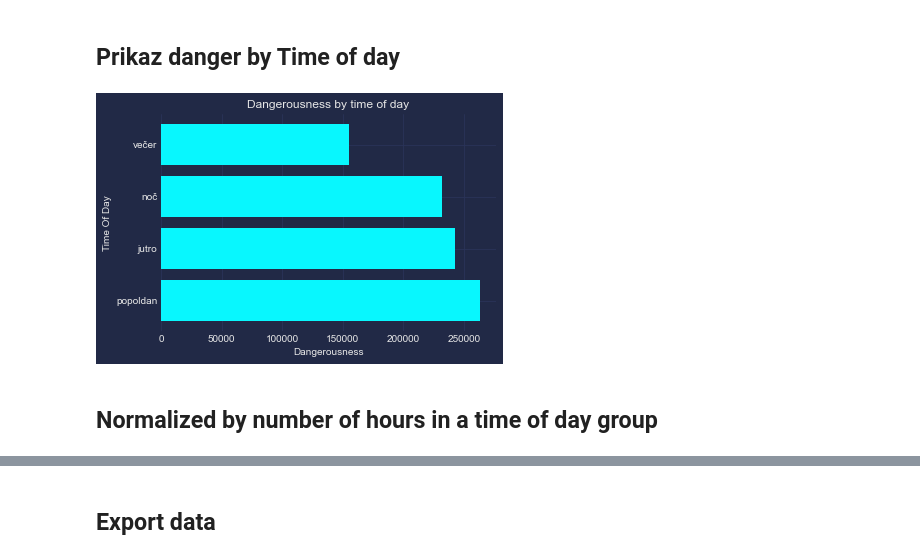
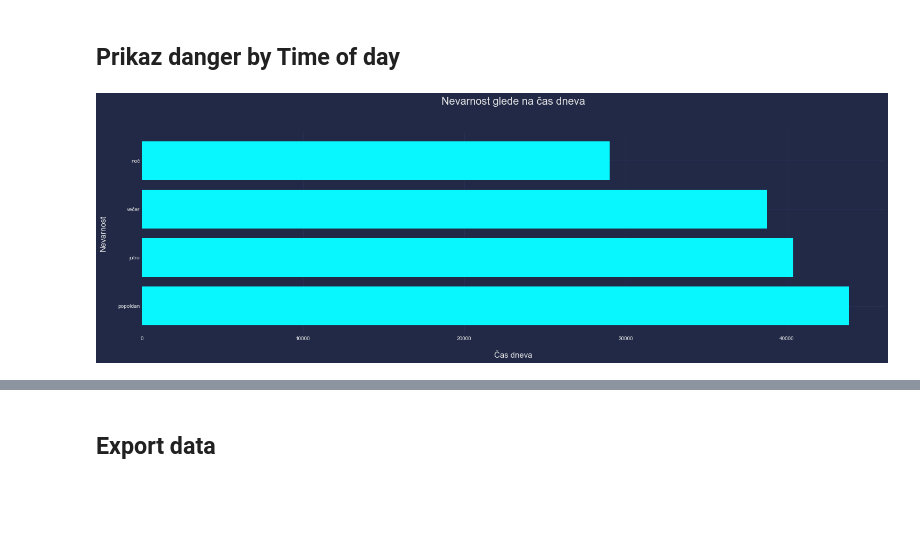
Before and after one commit to zrezke/PR21mlfjis, a Jupyter notebook: data_processing/time_of_day_dangerousness.ipynb, the cells around one changed output, grey strips where cells are left out. Drawn from its saved outputs; the diff is of its cells as text; code cells hidden in the pictures; blank space fills up the shorter version.

```diff
--- a/data_processing/time_of_day_dangerousness.ipynb
+++ b/data_processing/time_of_day_dangerousness.ipynb
@@ -104,16 +104,20 @@ for i, kd in main_data.iterrows():
 # %%
 np_tod_danger = np.array(list(nevarnost_by_tod.items()), dtype=object)
 np_tod_danger = np_tod_danger[np.argsort(np_tod_danger[:, 1])[::-1]]
+
+# normalize np_tod_danger with count_per_time_of_day
+normalized_np_tod_danger = np_tod_danger.copy()
+normalized_np_tod_danger[:,1] = np.array([value / groups.count(time_of_day) for time_of_day, value in normalized_np_tod_danger])
+normalized_np_tod_danger = normalized_np_tod_danger[np.argsort(normalized_np_tod_danger[:, 1])[::-1]]
 # print(np_regije_danger)
 # create graph of dangerousness of regions
 
-fig, ax = plt.subplots()
-ax.barh(np_tod_danger[:, 0], np_tod_danger[:, 1])
-ax.set_xlabel('Dangerousness')
-ax.set_ylabel('Time Of Day')
-ax.set_title('Dangerousness by time of day')
+fig, ax = plt.subplots(figsize=(25, 7))
+ax.barh(normalized_np_tod_danger[:, 0], normalized_np_tod_danger[:, 1])
+ax.set_xlabel('Čas dneva', labelpad=20, fontsize=15)
+ax.set_ylabel('Nevarnost', labelpad=20, fontsize=15)
+ax.set_title('Nevarnost glede na čas dneva', y=1.12, fontsize=20)
+
 plt.show()
 # %% [output]
-[figure, old version]
+[figure, new version]
-# %% [markdown]
-## Normalized by number of hours in a time of day group
```
Also changed, not shown: parts of 7 cells of this notebook, 4 other files.
